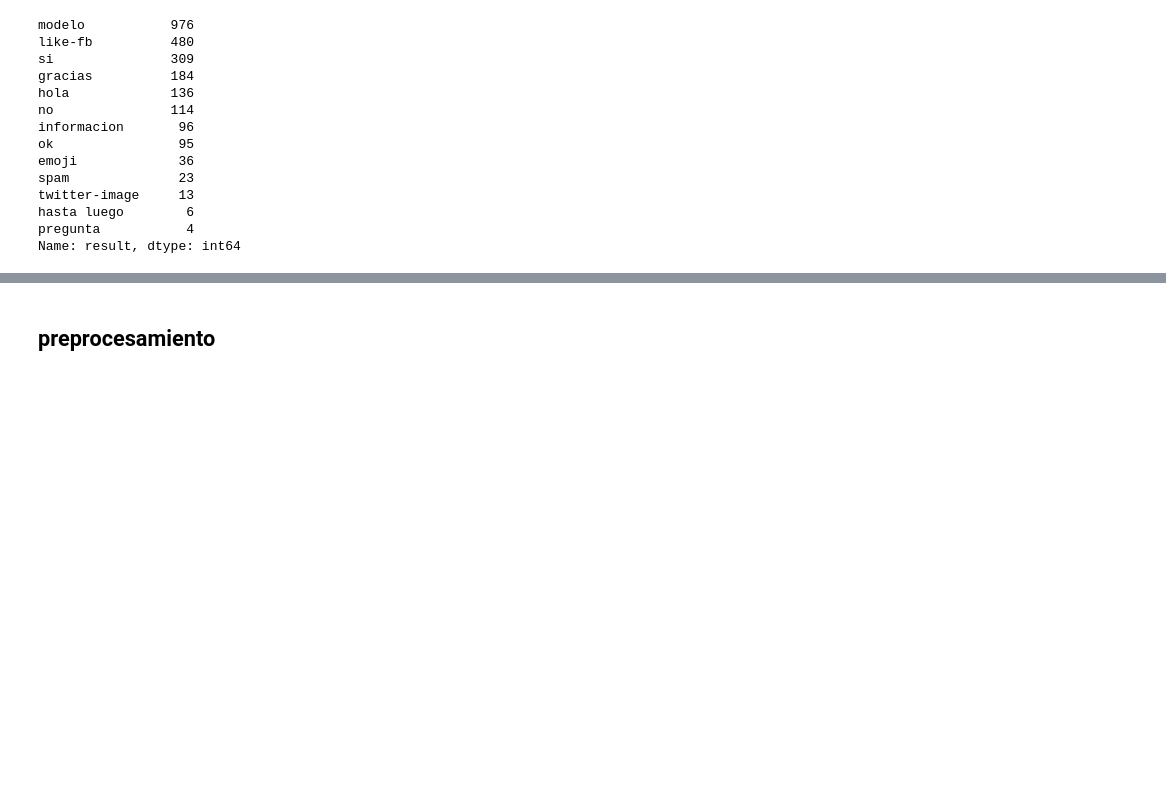
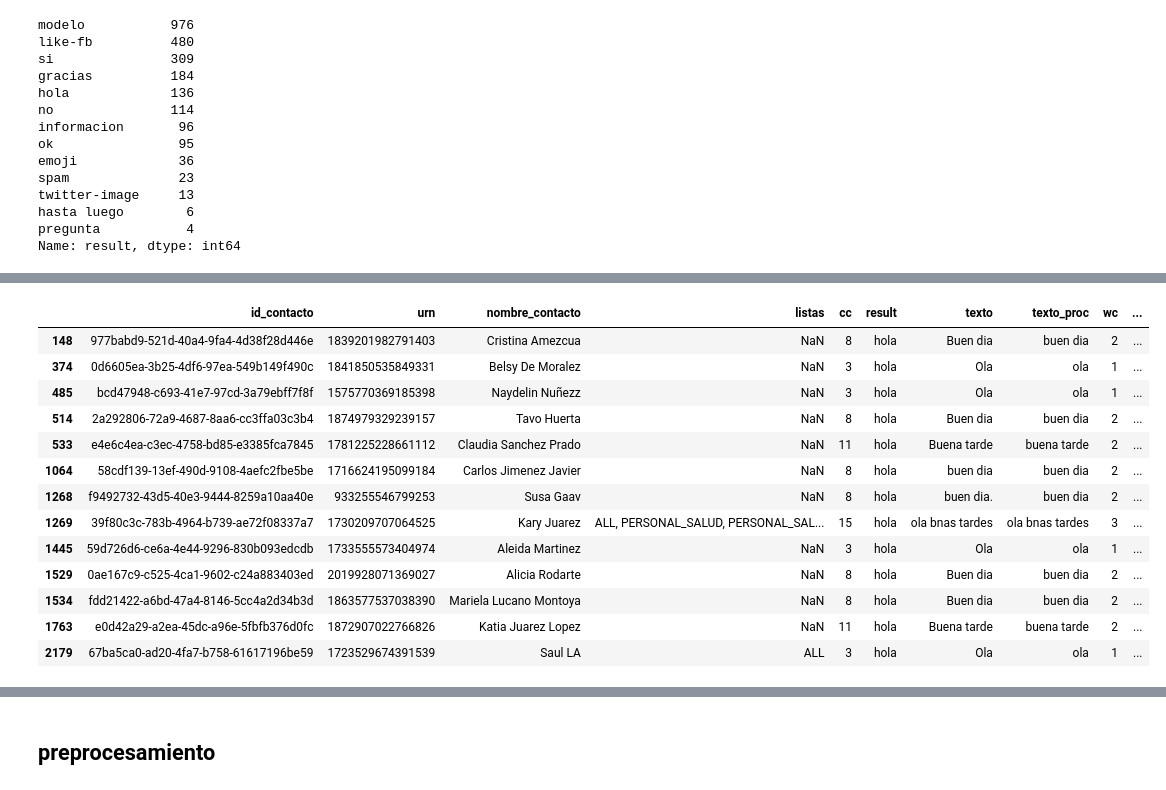
Before and after one commit to opintel/mi-salud, a Jupyter notebook: pipeline_modelo_2.ipynb, the cells around one changed output, grey strips where cells are left out. Cells and saved outputs as stored; diff of their text form; code cells hidden in the pictures; blank space fills up the shorter version.

```diff
--- a/pipeline_modelo_2.ipynb
+++ b/pipeline_modelo_2.ipynb
@@ -74,2 +101,19 @@ respuestas_etiquetas=pd.merge(respuestas, etiquetado[['id_contacto', 'categ_opi'
+# %%
+respuestas_etiquetas.loc[respuestas_etiquetas.categ_final=='otra_saludo']
+# %% [output]
+|  | id_contacto | urn | nombre_contacto | listas | cc | result | texto | texto_proc | wc | ... |
+| 148 | 977babd9-521d-40a4-9fa4-4d38f28d446e | 1839201982791403 | Cristina Amezcua | NaN | 8 | hola | Buen dia | buen dia | 2 | ... |
+| 374 | 0d6605ea-3b25-4df6-97ea-549b149f490c | 1841850535849331 | Belsy De Moralez | NaN | 3 | hola | Ola | ola | 1 | ... |
+| 485 | bcd47948-c693-41e7-97cd-3a79ebff7f8f | 1575770369185398 | Naydelin Nuñezz | NaN | 3 | hola | Ola | ola | 1 | ... |
+| 514 | 2a292806-72a9-4687-8aa6-cc3ffa03c3b4 | 1874979329239157 | Tavo Huerta | NaN | 8 | hola | Buen dia | buen dia | 2 | ... |
+| 533 | e4e6c4ea-c3ec-4758-bd85-e3385fca7845 | 1781225228661112 | Claudia Sanchez Prado | NaN | 11 | hola | Buena tarde | buena tarde | 2 | ... |
+| 1064 | 58cdf139-13ef-490d-9108-4aefc2fbe5be | 1716624195099184 | Carlos Jimenez Javier | NaN | 8 | hola | buen dia | buen dia | 2 | ... |
+| 1268 | f9492732-43d5-40e3-9444-8259a10aa40e | 933255546799253 | Susa Gaav | NaN | 8 | hola | buen dia. | buen dia | 2 | ... |
+| 1269 | 39f80c3c-783b-4964-b739-ae72f08337a7 | 1730209707064525 | Kary Juarez | ALL, PERSONAL_SALUD, PERSONAL_SAL... | 15 | hola | ola bnas tardes | ola bnas tardes | 3 | ... |
+| 1445 | 59d726d6-ce6a-4e44-9296-830b093edcdb | 1733555573404974 | Aleida Martinez | NaN | 3 | hola | Ola | ola | 1 | ... |
+| 1529 | 0ae167c9-c525-4ca1-9602-c24a883403ed | 2019928071369027 | Alicia Rodarte | NaN | 8 | hola | Buen dia | buen dia | 2 | ... |
+| 1534 | fdd21422-a6bd-47a4-8146-5cc4a2d34b3d | 1863577537038390 | Mariela Lucano Montoya | NaN | 8 | hola | Buen dia | buen dia | 2 | ... |
+| 1763 | e0d42a29-a2ea-45dc-a96e-5fbfb376d0fc | 1872907022766826 | Katia Juarez Lopez | NaN | 11 | hola | Buena tarde | buena tarde | 2 | ... |
+| 2179 | 67ba5ca0-ad20-4fa7-b758-61617196be59 | 1723529674391539 | Saul LA | ALL | 3 | hola | Ola | ola | 1 | ... |
 # %%
 pd.crosstab(respuestas_etiquetas.result.fillna('missing').astype(str),
```
Also changed, not shown: parts of 10 cells of this notebook.
